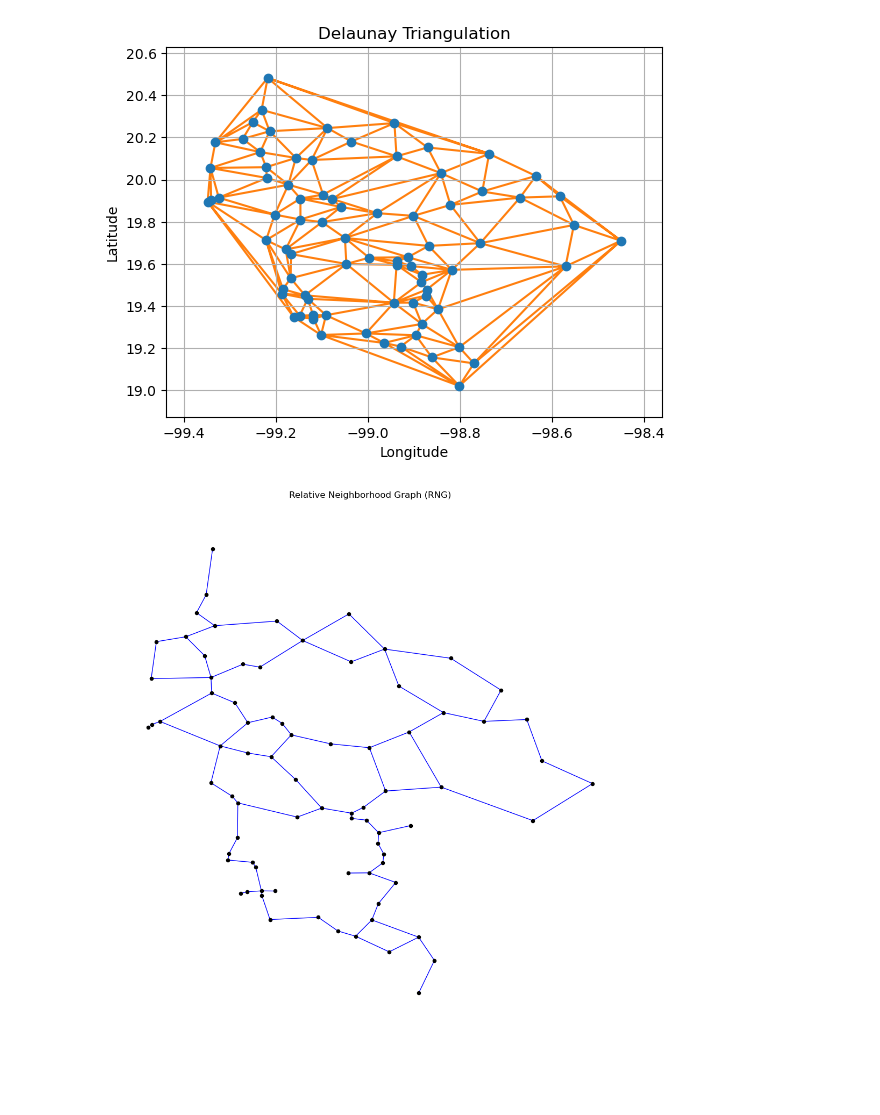
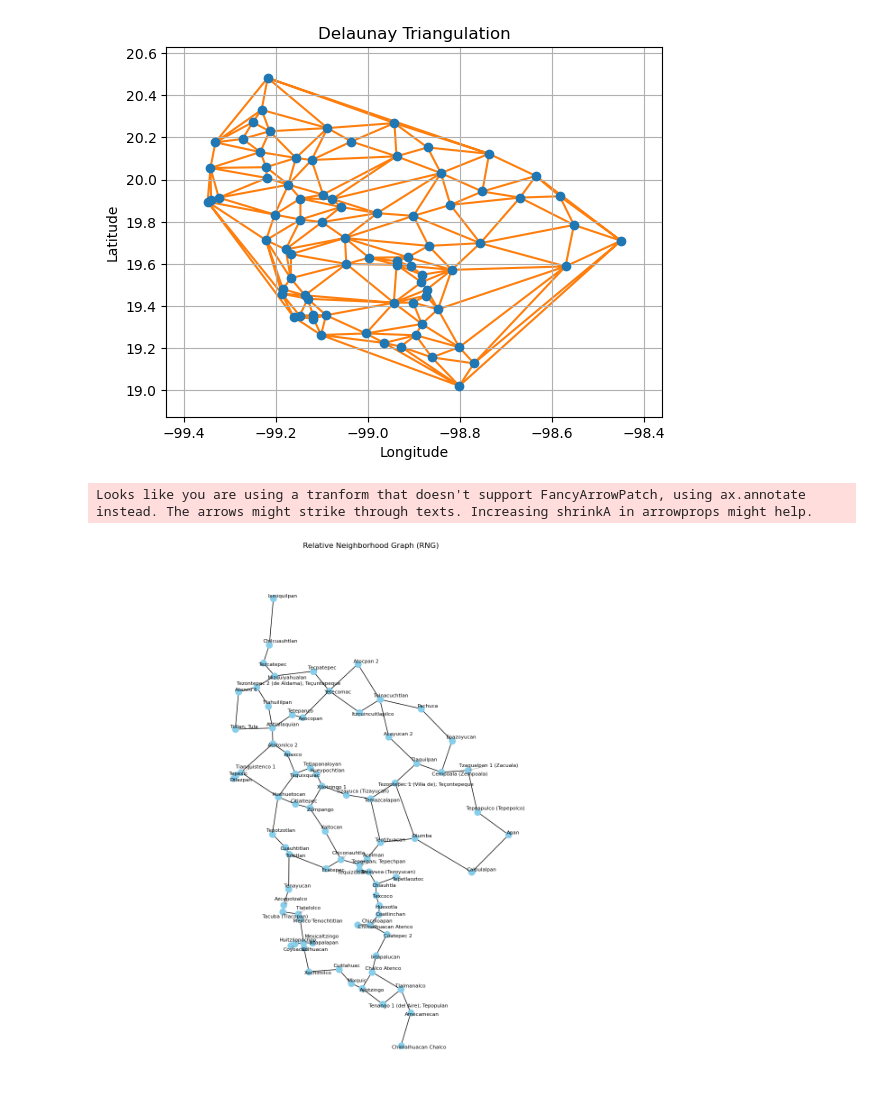
Before and after one commit to SaraLuzVC/Tesis-ITAM, a Jupyter notebook: Notebooks/Algoritmo_2D.ipynb, the cells around one changed output. Drawn from its saved outputs; the diff is of its cells as text; code cells hidden in the pictures; blank space fills up the shorter version.

```diff
--- a/Notebooks/Algoritmo_2D.ipynb
+++ b/Notebooks/Algoritmo_2D.ipynb
@@ -132,18 +132,60 @@ def compute_rng_from_delaunay(coords):
 
     return G
 # %%
-rng_graph = compute_rng_from_delaunay(coords)
+import matplotlib.pyplot as plt
+import networkx as nx
+from adjustText import adjust_text
 
-# Optional: plot
-import matplotlib.pyplot as plt
+def plot_rng_graph(coords, names, rng_graph):
+    """
+    Plot the Relative Neighborhood Graph with labeled nodes using adjustText.
 
-plt.figure(figsize=(10, 10))
-pos = {i: coords[i] for i in range(len(coords))}
-nx.draw(rng_graph, pos, node_size=20, node_color='black', edge_color='blue', with_labels=False)
-plt.title("Relative Neighborhood Graph (RNG)")
-plt.xlabel("Longitude")
-plt.ylabel("Latitude")
-plt.grid(True)
-plt.show()
+    Parameters:
+        coords (np.ndarray): Array of shape (n, 2) with [lon, lat].
+        names (list): List of labels (e.g., toponyms).
+        rng_graph (nx.Graph): Graph object representing the RNG.
+    """
+    # Assign positions and labels to nodes
+    for i, (x, y) in enumerate(coords):
+        rng_graph.nodes[i]['pos'] = (x, y)
+        rng_graph.nodes[i]['label'] = names[i]
+
+    pos = nx.get_node_attributes(rng_graph, 'pos')
+    labels = nx.get_node_attributes(rng_graph, 'label')
+
+    plt.figure(figsize=(12, 12))
+    nx.draw(
+        rng_graph,
+        pos,
+        node_color='skyblue',
+        with_labels=False,
+        node_size=100,
+        edge_color='black'
+    )
+
+    texts = []
+    for i, (x, y) in pos.items():
+        texts.append(plt.text(x, y, labels[i], fontsize=8))
+
+    adjust_text(
+        texts,
+        arrowprops=dict(arrowstyle='->', color='gray', lw=0.5, shrinkA=5),
+        expand_points=(1.2, 1.2),
+        force_text=0.5,
+        force_points=0.2
+    )
+
+    plt.title("Relative Neighborhood Graph (RNG)")
+    plt.axis("equal")
+    plt.grid(True)
+    plt.show()
-# %% [output]
-[figure, removed]
+# %%
+# Assuming you already have:
+# coords = df_towns[["Longitude", "Latitude"]].values
+# names = df_towns["Toponym"].values
+
+rng_graph = compute_rng_from_delaunay(coords)
+plot_rng_graph(coords, names, rng_graph)
+# %% [output]
+Looks like you are using a tranform that doesn't support FancyArrowPatch, using ax.annotate instead. The arrows might strike through texts. Increasing shrinkA in arrowprops might help.
+[figure, added]
```
Also changed, not shown: parts of 6 cells of this notebook, 1 other file.
